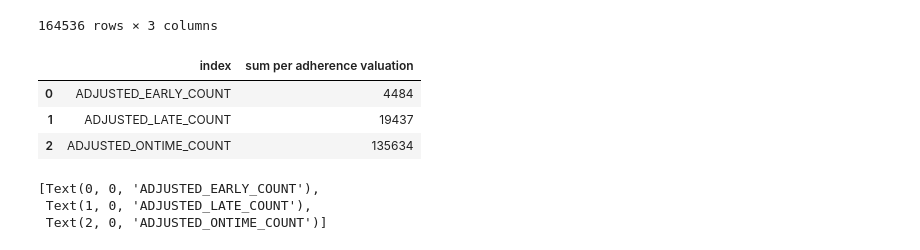
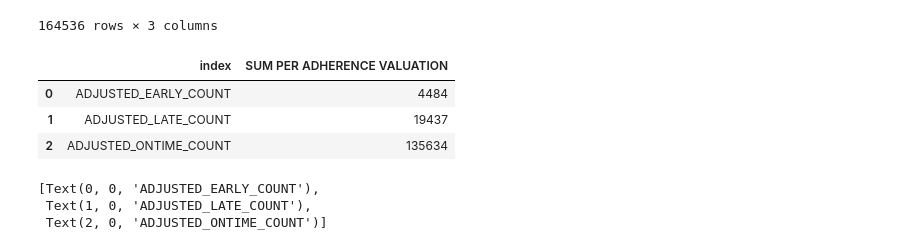
Before and after one commit to NSS-Data-Analytics-Cohort-11/wego-raiders, a Jupyter notebook: notebooks/Wego Project.ipynb, the cells around one changed output. Cells and saved outputs as stored; diff of their text form; code cells hidden in the pictures.

```diff
--- a/notebooks/Wego Project.ipynb
+++ b/notebooks/Wego Project.ipynb
@@ -377,11 +377,11 @@ to_dt_adherence
 # %%
 #comparison on each adherence valuation for the to downtown data frame
 
-to_dt_adherencedf = to_dt_adherence.sum(axis =0, skipna = True).reset_index(name='sum per adherence valuation')
+to_dt_adherencedf = to_dt_adherence.sum(axis =0, skipna = True).reset_index(name='SUM PER ADHERENCE VALUATION')
 
 to_dt_adherencedf
 # %% [output]
-|  | index | sum per adherence valuation |
+|  | index | SUM PER ADHERENCE VALUATION |
 | 0 | ADJUSTED_EARLY_COUNT | 4484 |
 | 1 | ADJUSTED_LATE_COUNT | 19437 |
 | 2 | ADJUSTED_ONTIME_COUNT | 135634 |
```
Also changed, not shown: parts of 16 cells of this notebook.
